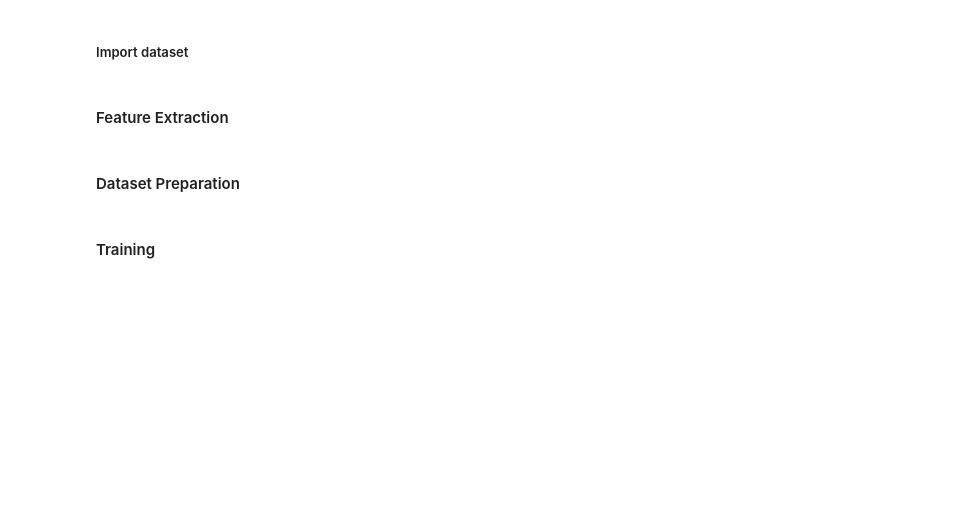
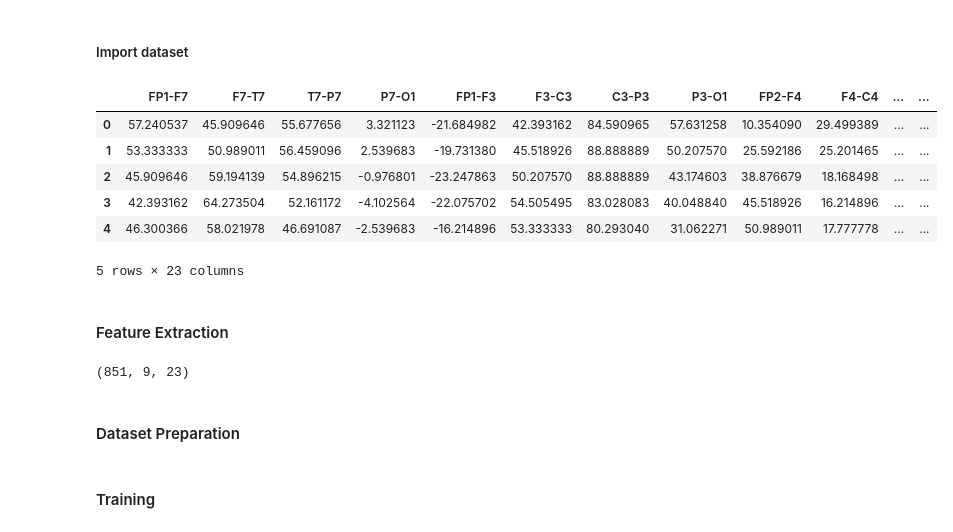
Before and after one commit to bryanmcelvy/4308_real_time_eeg, a Jupyter notebook: project.ipynb, the cells around one changed output. Cells and saved outputs as stored; diff of their text form; code cells hidden in the pictures; blank space fills up the shorter version.

```diff
--- a/project.ipynb
+++ b/project.ipynb
@@ -73,3 +41,20 @@ with open(filename) as _:
+# %%
+'''Import dataset'''
+
+filename = '/content/4308_real_time_eeg/data.csv'
+data = pd.read_csv(filename) # Preprocessed EEG Data
+
+state = data['State'].to_numpy() # Correct labels for each time segment
+data = data.drop(labels='State', axis='columns')
+data.head()
+# %% [output]
+|  | FP1-F7 | F7-T7 | T7-P7 | P7-O1 | FP1-F3 | F3-C3 | C3-P3 | P3-O1 | FP2-F4 | F4-C4 | ... | ... |
+| 0 | 57.240537 | 45.909646 | 55.677656 | 3.321123 | -21.684982 | 42.393162 | 84.590965 | 57.631258 | 10.354090 | 29.499389 | ... | ... |
+| 1 | 53.333333 | 50.989011 | 56.459096 | 2.539683 | -19.731380 | 45.518926 | 88.888889 | 50.207570 | 25.592186 | 25.201465 | ... | ... |
+| 2 | 45.909646 | 59.194139 | 54.896215 | -0.976801 | -23.247863 | 50.207570 | 88.888889 | 43.174603 | 38.876679 | 18.168498 | ... | ... |
+| 3 | 42.393162 | 64.273504 | 52.161172 | -4.102564 | -22.075702 | 54.505495 | 83.028083 | 40.048840 | 45.518926 | 16.214896 | ... | ... |
+| 4 | 46.300366 | 58.021978 | 46.691087 | -2.539683 | -16.214896 | 53.333333 | 80.293040 | 31.062271 | 50.989011 | 17.777778 | ... | ... |
+5 rows × 23 columns
 # %% [markdown]
 #### Feature Extraction
 # %%
@@ -101,11 +81,22 @@ x_data = np.zeros(
 # %%
+# Create np array with dimensions (num_segments X num_features X num_channels) (851 X 9 X 23)
+x_data = np.zeros(
+    shape=(
+        num_segments,
+        num_features,
+        num_channels
+    ), dtype=np.float64)
+print(x_data.shape)
+
 # Perform feature extraction for each time segment across all channels
 for t in time:
     for feat_num, _ in enumerate(feat_names):
         for ch_num, ch in enumerate(ch_names):
             start_idx = t * int(fs)
             end_idx = start_idx + int(fs)
-            x_data[t][feat_num][ch_num] = func_names[feat_num](eeg_df[ch][start_idx:end_idx])
+            x_data[t][feat_num][ch_num] = func_names[feat_num](data[ch][start_idx:end_idx])
+# %% [output]
+(851, 9, 23)
 # %% [markdown]
 #### Dataset Preparation
 # %%
```
Also changed, not shown: parts of 9 cells of this notebook.
